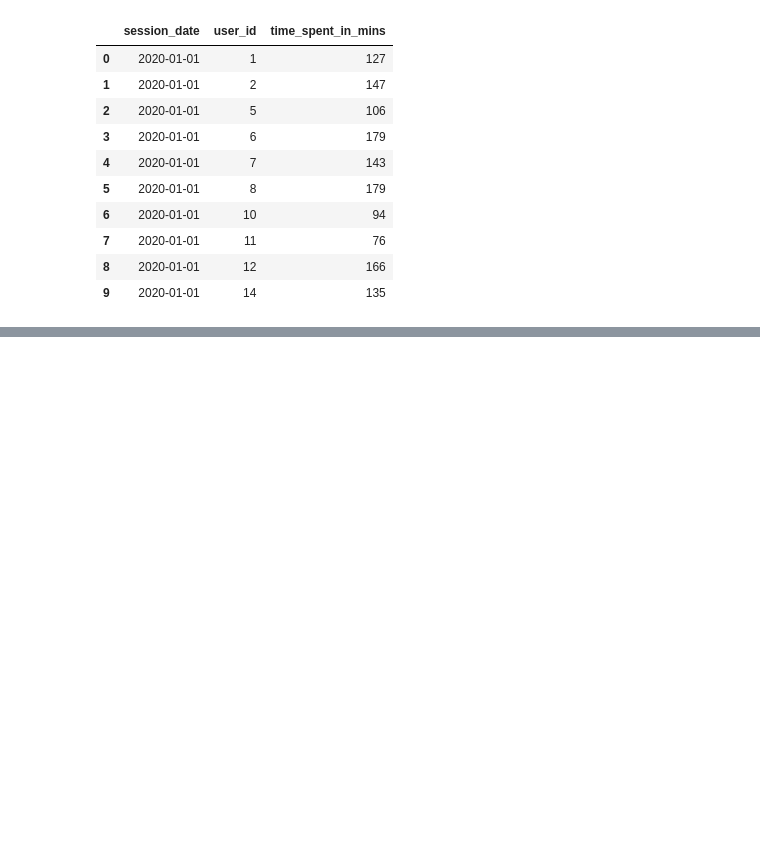
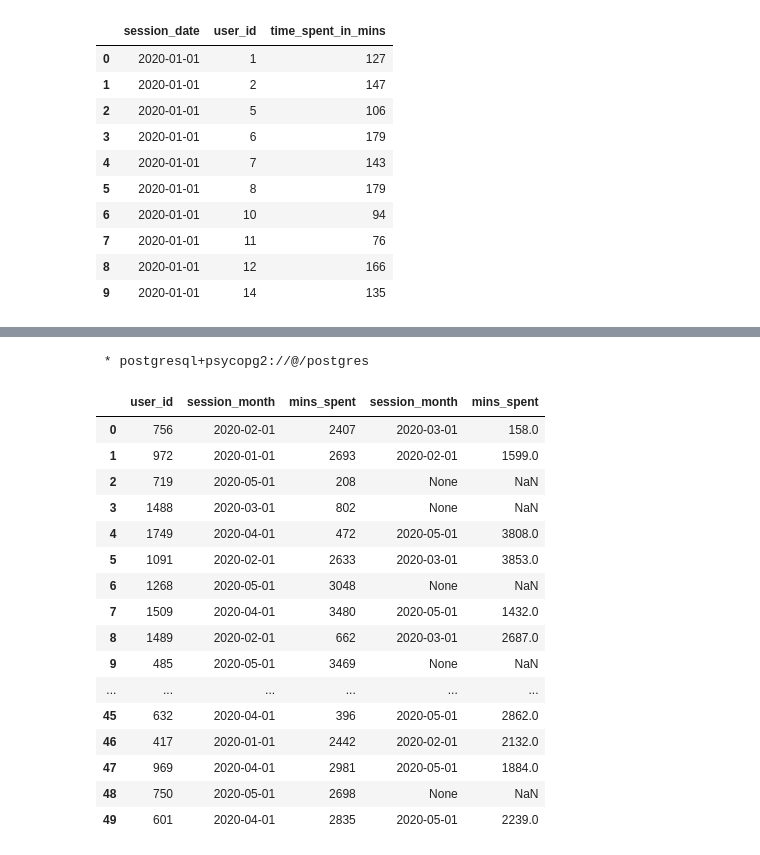
Before and after one commit to datacamp/data-analysis-in-sql-live-training, a Jupyter notebook: notebooks/PostgreSQL_live_session_template.ipynb, the cells around one changed output, grey strips where cells are left out. Drawn from its saved outputs; the diff is of its cells as text; code cells hidden in the pictures; blank space fills up the shorter version.

```diff
--- a/notebooks/PostgreSQL_live_session_template.ipynb
+++ b/notebooks/PostgreSQL_live_session_template.ipynb
@@ -88,0 +271,41 @@ LIMIT 10;
+# %%
+%%sql
+
+WITH user_monthly_data AS (
+  SELECT
+    DATE_TRUNC('month', session_date) :: DATE AS session_month,
+    user_id,
+    SUM(time_spent_in_mins) AS mins_spent
+  FROM user_sessions
+  GROUP BY session_month, user_id)
+
+SELECT
+ prev_month.user_id,
+ prev_month.session_month,
+ prev_month.mins_spent,
+ cur_month.session_month,
+ cur_month.mins_spent
+FROM user_monthly_data AS prev_month
+LEFT JOIN user_monthly_data AS cur_month
+ON prev_month.user_id = cur_month.user_id
+AND prev_month.session_month = (cur_month.session_month - interval '1' month)
+LIMIT 50;
+# %% [output]
+ * postgresql+psycopg2://@/postgres
+|  | user_id | session_month | mins_spent | session_month | mins_spent |
+| 0 | 756 | 2020-02-01 | 2407 | 2020-03-01 | 158.0 |
+| 1 | 972 | 2020-01-01 | 2693 | 2020-02-01 | 1599.0 |
+| 2 | 719 | 2020-05-01 | 208 | None | NaN |
+| 3 | 1488 | 2020-03-01 | 802 | None | NaN |
+| 4 | 1749 | 2020-04-01 | 472 | 2020-05-01 | 3808.0 |
+| 5 | 1091 | 2020-02-01 | 2633 | 2020-03-01 | 3853.0 |
+| 6 | 1268 | 2020-05-01 | 3048 | None | NaN |
+| 7 | 1509 | 2020-04-01 | 3480 | 2020-05-01 | 1432.0 |
+| 8 | 1489 | 2020-02-01 | 662 | 2020-03-01 | 2687.0 |
+| 9 | 485 | 2020-05-01 | 3469 | None | NaN |
+| ... | ... | ... | ... | ... | ... |
+| 45 | 632 | 2020-04-01 | 396 | 2020-05-01 | 2862.0 |
+| 46 | 417 | 2020-01-01 | 2442 | 2020-02-01 | 2132.0 |
+| 47 | 969 | 2020-04-01 | 2981 | 2020-05-01 | 1884.0 |
+| 48 | 750 | 2020-05-01 | 2698 | None | NaN |
+| 49 | 601 | 2020-04-01 | 2835 | 2020-05-01 | 2239.0 |
```
Also changed, not shown: parts of 7 cells of this notebook.
